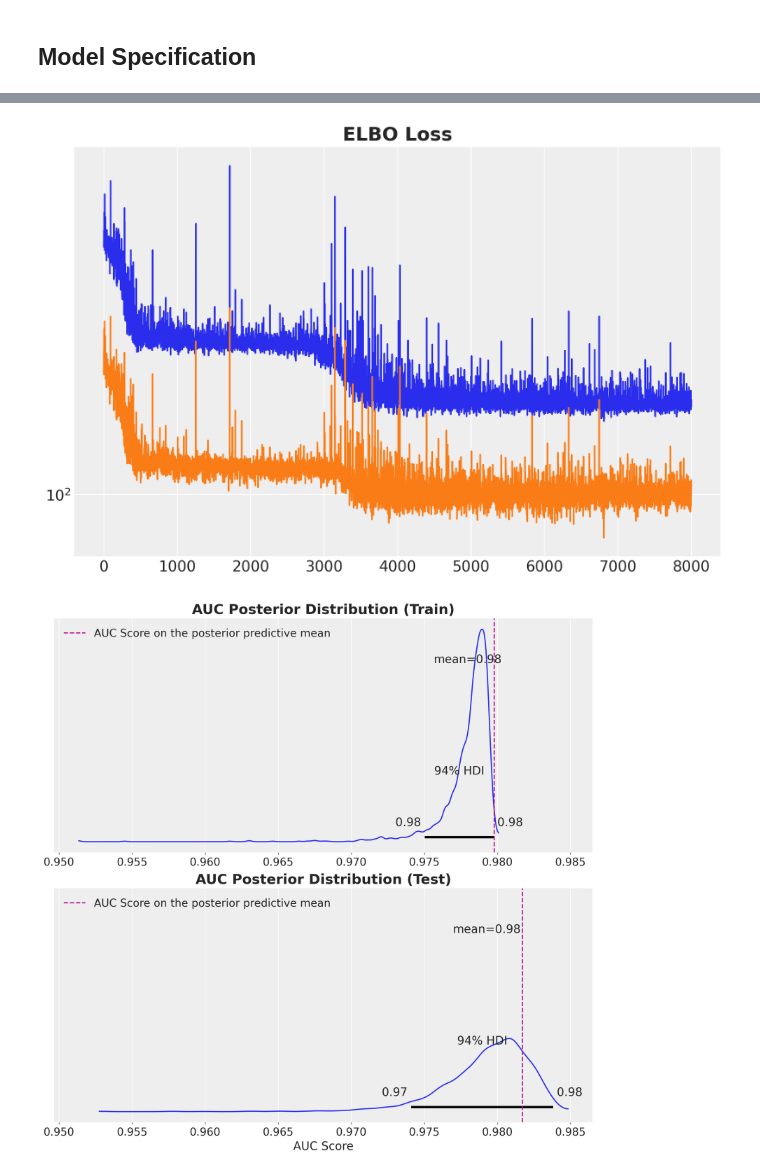
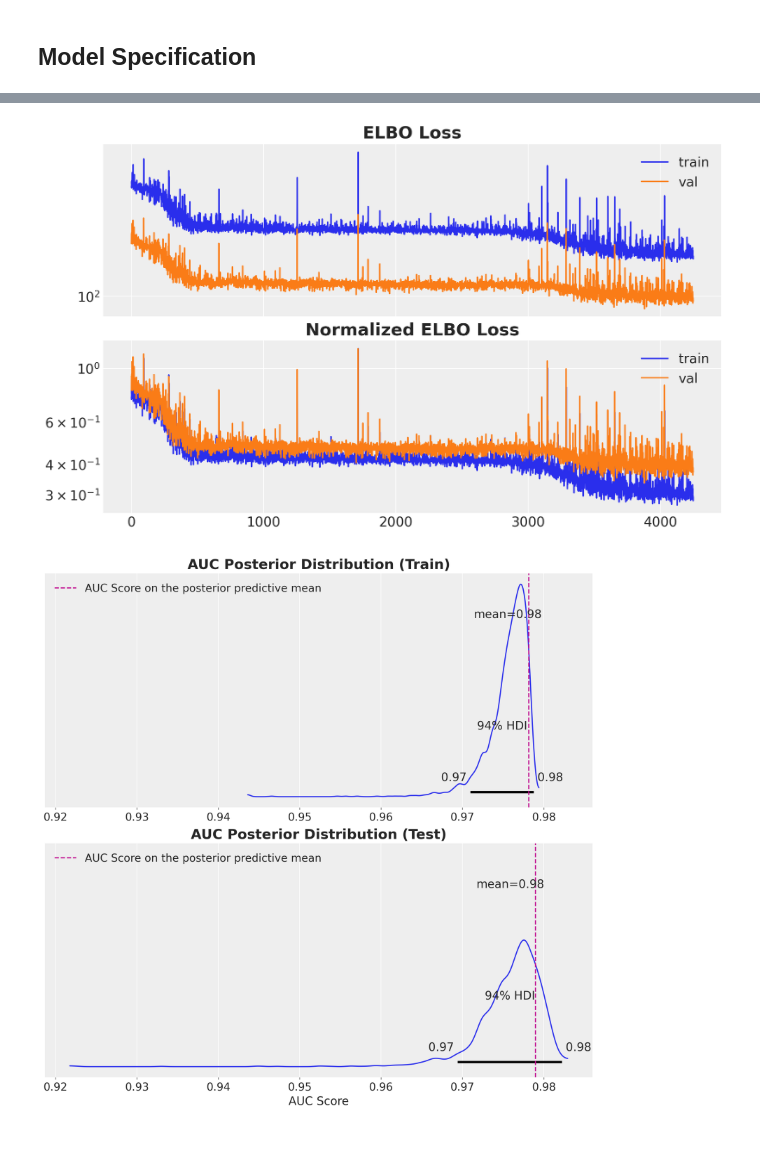
Before and after one commit to juanitorduz/website_projects, a Jupyter notebook: Python/intro_svi.ipynb, the cells around one changed output, grey strips where cells are left out. Cells and saved outputs as stored; diff of their text form; code cells hidden in the pictures; blank space fills up the shorter version.

Commit message:
early stopping init

```diff
--- a/Python/intro_svi.ipynb
+++ b/Python/intro_svi.ipynb
@@ -265,42 +265,74 @@ def get_val_loss(svi_state, x_val, y_val):
         y=y_val,
     )
 
 
 num_steps = 8_000
 
 train_losses = []
+norm_train_losses = []
 val_losses = []
+norm_val_losses = []
 
 with tqdm.trange(1, num_steps + 1) as t:
     batch = max(num_steps // 20, 1)
+    patience_counter = 0
+    patience = num_steps // 2
+
     for i in t:
-        svi_state, loss = jax.jit(body_fn)(svi_state, None)
-        train_losses.append(jax.device_get(loss))
+        svi_state, train_loss = jax.jit(body_fn)(svi_state, None)
+        norm_train_loss = jax.device_get(train_loss) / x_train.shape[0]
+        train_losses.append(jax.device_get(train_loss))
+        norm_train_losses.append(norm_train_loss)
 
         val_loss = jax.jit(get_val_loss)(svi_state, x_val, y_val)
+        norm_val_loss = jax.device_get(val_loss) / x_val.shape[0]
         val_losses.append(jax.device_get(val_loss))
+        norm_val_losses.append(norm_val_loss)
+
+        # Early stopping with patience
+        if norm_val_loss > norm_train_loss:
+            patience_counter += 1
+            if patience_counter >= patience:
+                break
 
         if i % batch == 0:
             avg_train_loss = sum(train_losses[i - batch :]) / batch
             avg_val_loss = sum(val_losses[i - batch :]) / batch
 
             t.set_postfix_str(
-                f"init train loss: {train_losses[0]:.4f},avg. train loss [{i - batch + 1}-{i}]: {avg_train_loss:.4f}, avg. val loss [{i - batch + 1}-{i}]: {avg_val_loss:.4f}",  # noqa: E501
+                f"init train loss: {train_losses[0]:.4f},avg. train loss [{i - batch + 1}-{i}]: {avg_train_loss:.4f}",  # noqa: E501
                 refresh=False,
             )
 
 train_losses = jnp.stack(train_losses)
 val_losses = jnp.stack(val_losses)
 
 svi_result = SVIRunResult(svi.get_params(svi_state), svi_state, train_losses)
 
-fig, ax = plt.subplots(figsize=(9, 6))
-ax.plot(train_losses)
-ax.plot(val_losses)
-ax.set(yscale="log")
-ax.set_title("ELBO Loss", fontsize=18, fontweight="bold");
+fig, ax = plt.subplots(
+    nrows=2,
+    ncols=1,
+    figsize=(10, 6),
+    sharex=True,
+    sharey=False,
+    layout="constrained",
+)
+
+ax = ax.flatten()
+
+ax[0].plot(train_losses, c="C0", label="train")
+ax[0].plot(val_losses, c="C1", label="val")
+ax[0].legend(loc="upper right")
+ax[0].set(yscale="log")
+ax[0].set_title("ELBO Loss", fontsize=18, fontweight="bold")
+
+ax[1].plot(norm_train_losses, c="C0", label="train")
+ax[1].plot(norm_val_losses, c="C1", label="val")
+ax[1].legend(loc="upper right")
+ax[1].set(yscale="log")
+ax[1].set_title("Normalized ELBO Loss", fontsize=18, fontweight="bold");
 # %% [output]
-[figure, old version]
+[figure, new version]
 # %%
 params = svi_result.params
 
@@ -401,6 +433,6 @@ ax[1].legend(loc="upper left")
 ax[1].set(xlabel="AUC Score")
 ax[1].set_title("AUC Posterior Distribution (Test)", fontsize=18, fontweight="bold");
 # %% [output]
-[figure, old version]
+[figure, new version]
 # %%
 def _roc_curve(y_true, y_score):
```
Also changed, not shown: parts of 3 cells of this notebook.
